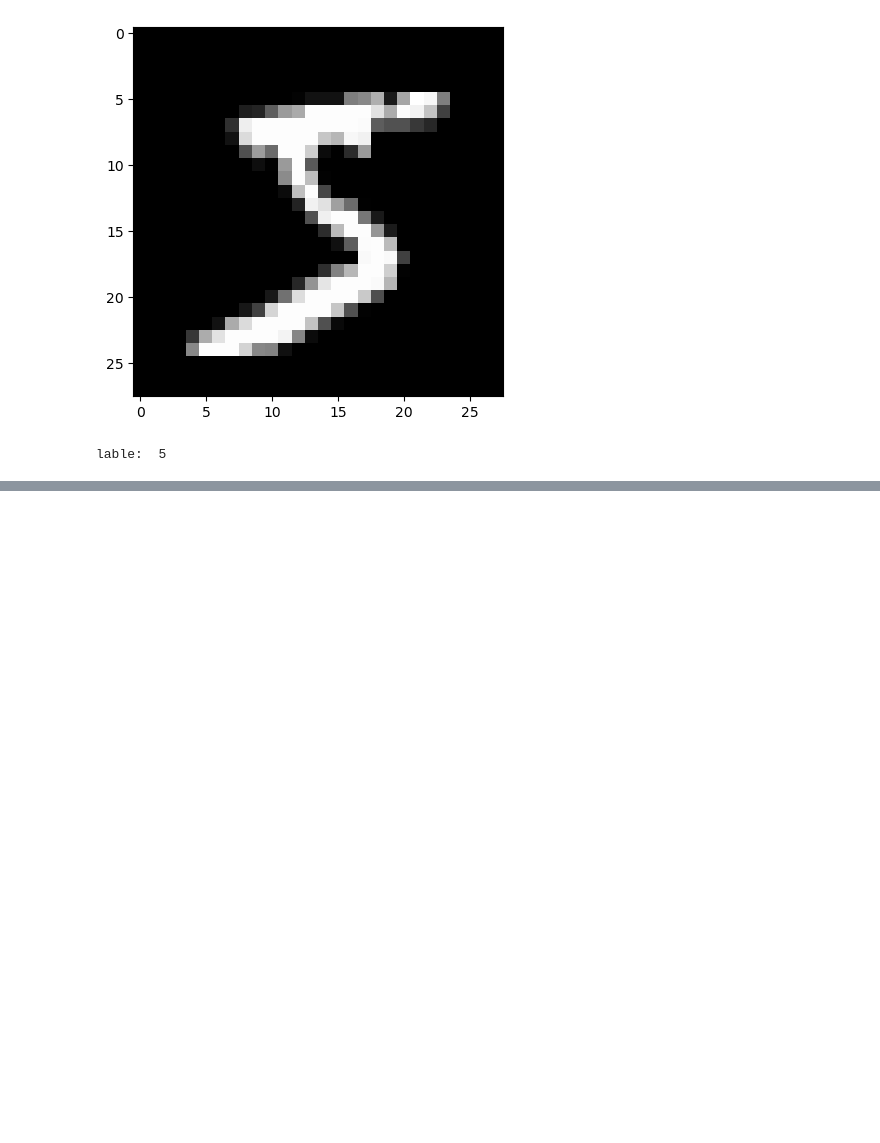
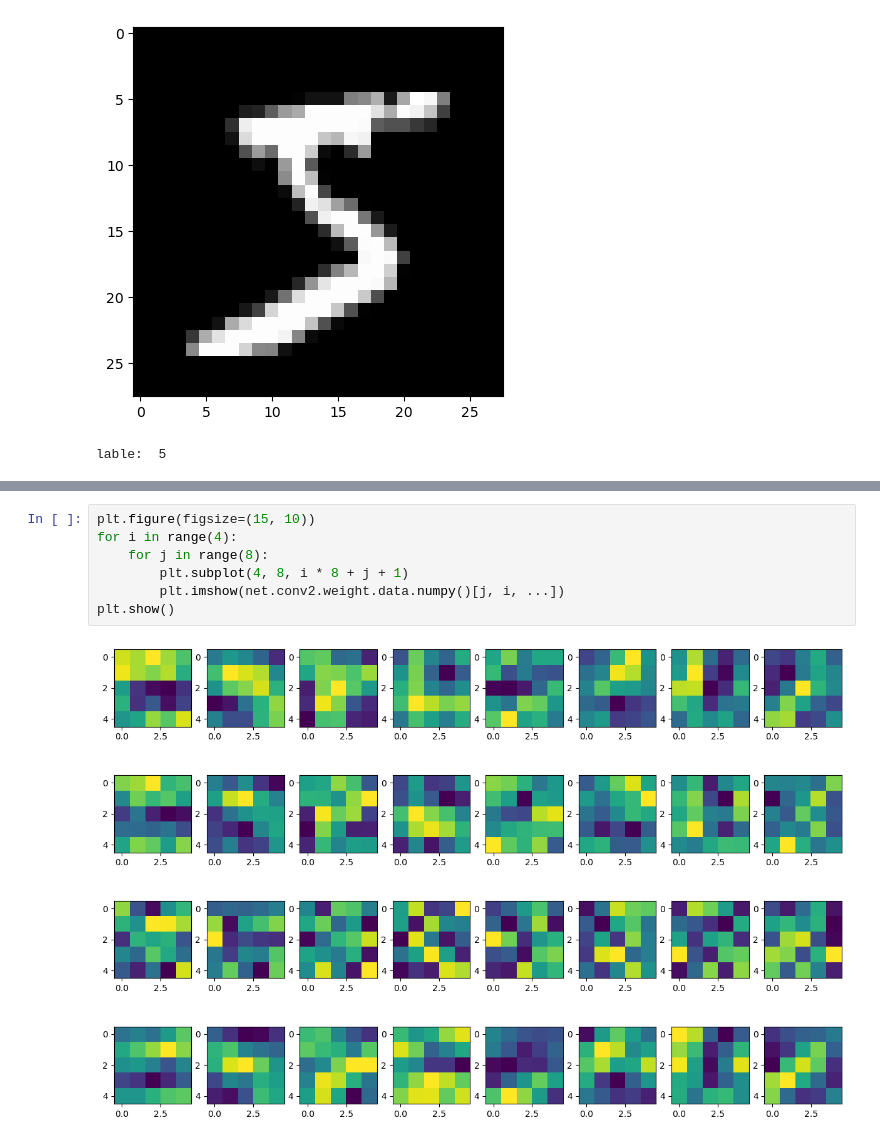
Before and after one commit to tangthinker/pytorch-in-action, a Jupyter notebook: notebook/04_handwritten_digit_recognition.ipynb, the cells around one changed output, grey strips where cells are left out. Cells and saved outputs as stored; diff of their text form; blank space fills up the shorter version.

```diff
--- a/notebook/04_handwritten_digit_recognition.ipynb
+++ b/notebook/04_handwritten_digit_recognition.ipynb
@@ -117,0 +204,9 @@ class ConvNet(nn.Module):
+# %%
+plt.figure(figsize=(15, 10))
+for i in range(4):
+    for j in range(8):
+        plt.subplot(4, 8, i * 8 + j + 1)
+        plt.imshow(net.conv2.weight.data.numpy()[j, i, ...])
+plt.show()
+# %% [output]
+[figure, added]
```
Also changed, not shown: parts of 13 cells of this notebook, 1 other file.
